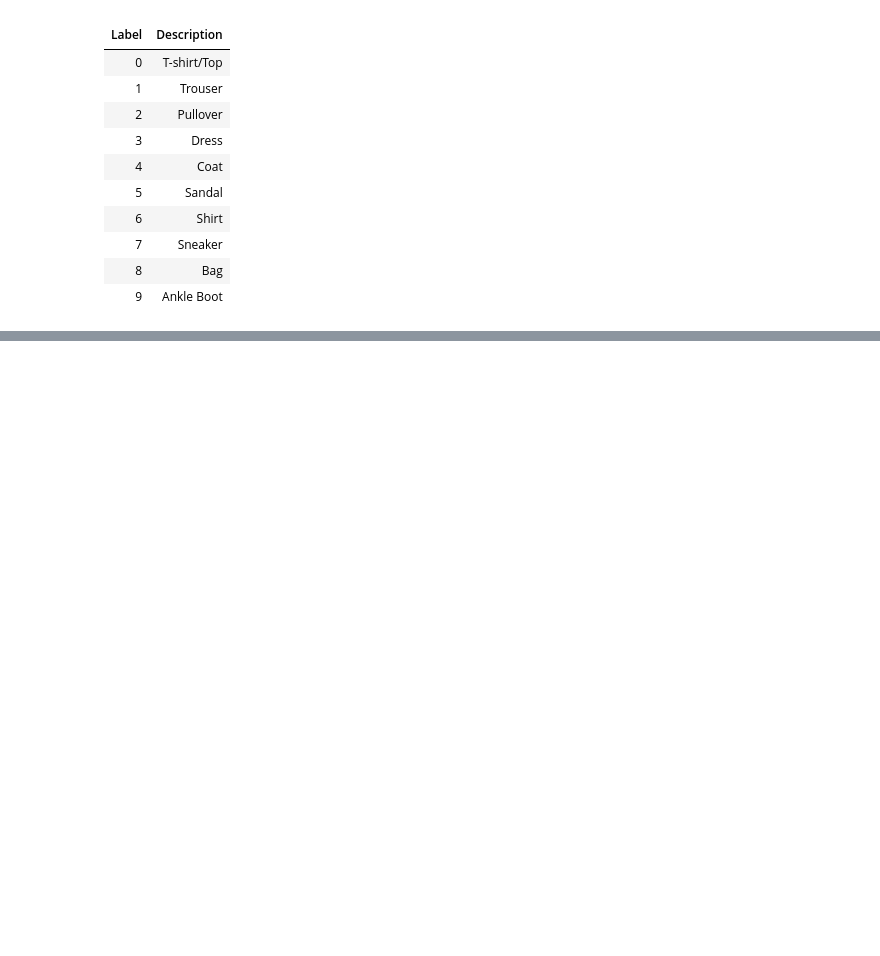
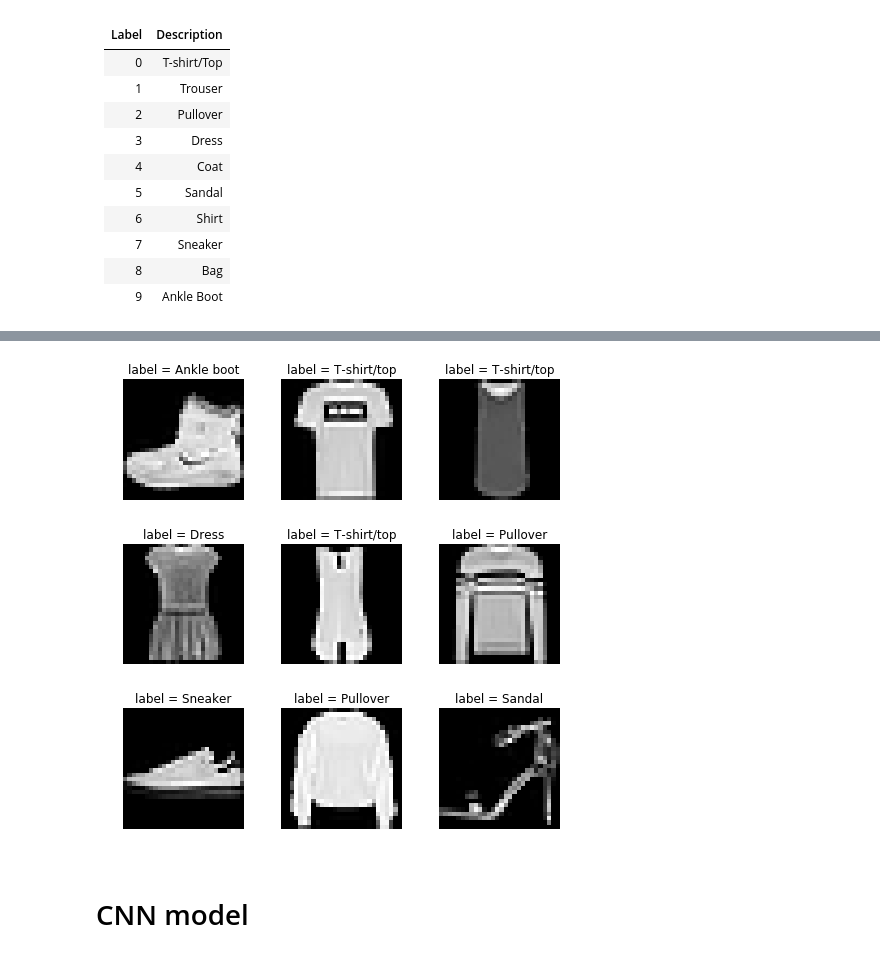
Before and after one commit to hgdangkhoi/Image-Classification-with-Fashion-MNIST-and-CIFAR-10, a Jupyter notebook: Image Classification with Fashion-MNIST and CIFAR-10.ipynb, the cells around one changed output, grey strips where cells are left out. Saved outputs shown, nothing was run; the diff lists cells and outputs as text; code cells hidden in the pictures; blank space fills up the shorter version.

```diff
--- a/Image Classification with Fashion-MNIST and CIFAR-10.ipynb
+++ b/Image Classification with Fashion-MNIST and CIFAR-10.ipynb
@@ -157,0 +159,17 @@ fig.tight_layout()
+# %%
+ROW = 3
+COLUMN = 3
+plt.figure(figsize=(7, 7))
+for i in range(ROW * COLUMN):
+    image = x_train[i]
+    plt.subplot(ROW, COLUMN, i+1)
+    plt.imshow(image, cmap='gray')
+    plt.title('label = {}'.format(labelNames[y_train[i]]))
+    plt.axis('off')
+    plt.tight_layout()
+
+plt.show()
+# %% [output]
+[figure, added]
+# %% [markdown]
+# CNN model
```
Also changed, not shown: parts of 20 cells of this notebook.
